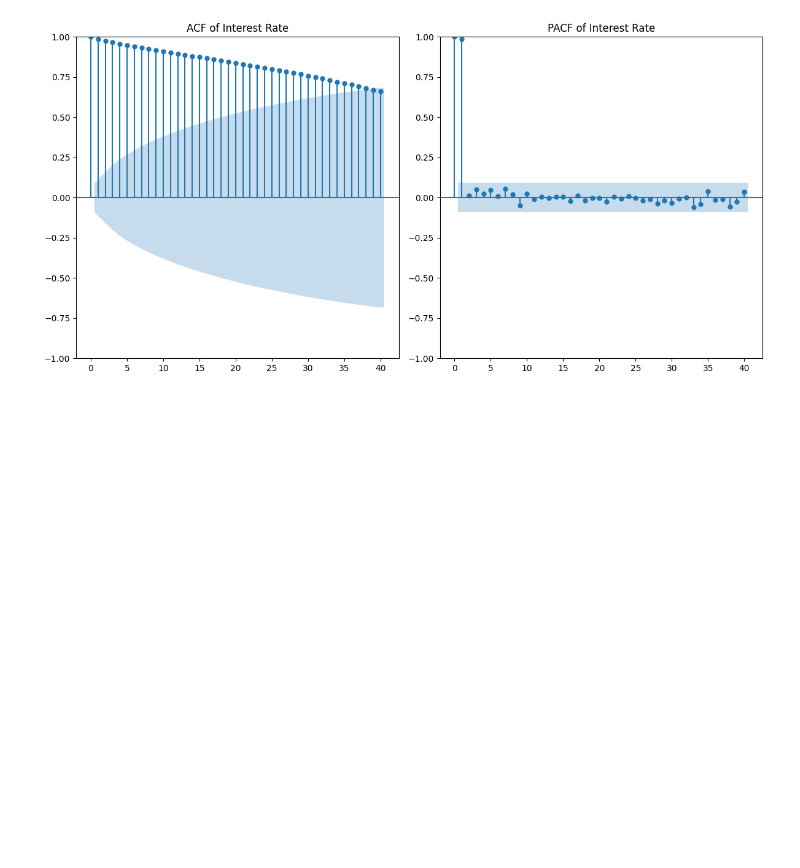
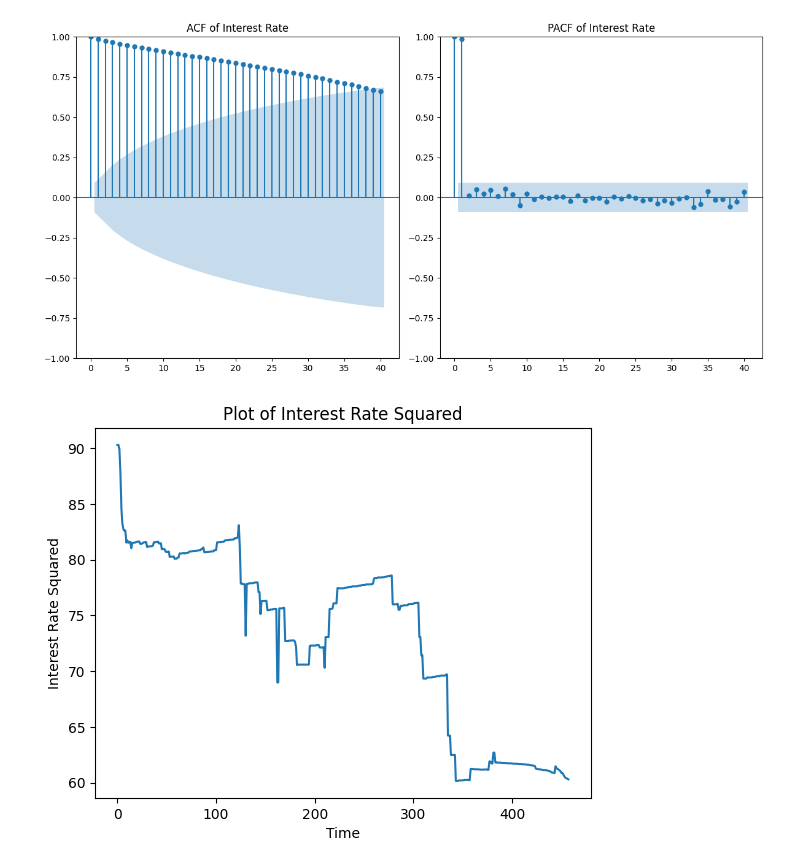
Before and after one commit to GuramL/Time-Series---Problem-Set-1, a Jupyter notebook: Code.ipynb, the cells around one changed output. Cells and saved outputs as stored; diff of their text form; code cells hidden in the pictures; blank space fills up the shorter version.

```diff
--- a/Code.ipynb
+++ b/Code.ipynb
@@ -54,3 +54,13 @@ plt.show()
 # %% [output]
 Index(['Time', 'Interest rate'], dtype='object')
 [figure]
+# %%
+interest_rate_squared = interest_rate ** 2
+
+plt.plot(interest_rate_squared)
+plt.xlabel('Time')
+plt.ylabel('Interest Rate Squared')
+plt.title('Plot of Interest Rate Squared')
+plt.show()
+# %% [output]
+[figure, added]
```
Also changed, not shown: parts of 1 cell of this notebook.
